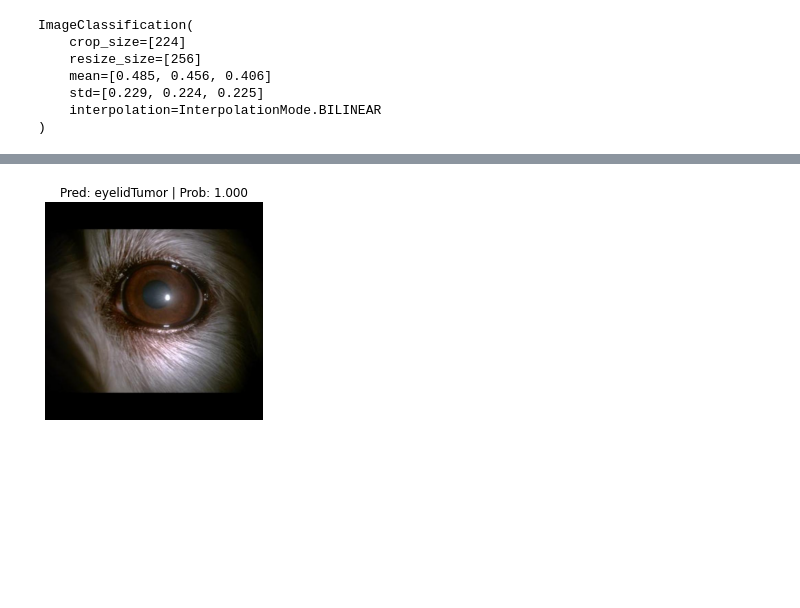
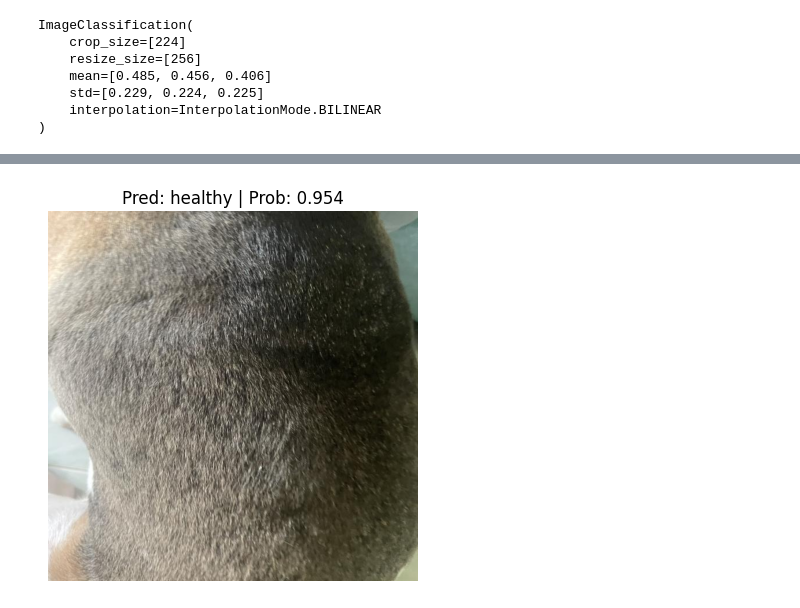
Before and after one commit to chamidiPerera/Project-C.A.R.E., a Jupyter notebook: backend/models/vit/skin/pretrainModel.ipynb, the cells around one changed output, grey strips where cells are left out. Drawn from its saved outputs; the diff is of its cells as text; code cells hidden in the pictures; blank space fills up the shorter version.

```diff
--- a/backend/models/vit/skin/pretrainModel.ipynb
+++ b/backend/models/vit/skin/pretrainModel.ipynb
@@ -26,7 +26,7 @@ for parameter in pretrained_vit.parameters():
     parameter.requires_grad = False
 
 # 4. Change the classifier head
-class_names = ['Circlar Alopecia','Flees','Healthy Skin','Runglong','Skin Lesions']
+class_names = ['circlar alopecia','flees','healthy','runglong','skin lesions']
 
 set_seeds()
 pretrained_vit.heads = nn.Linear(in_features=768, out_features=len(class_names)).to(device)
@@ -62,8 +62,8 @@ Estimated Total Size (MB): 3579.20
 ============================================================================================================================================
 # %%
 # Setup directory paths to train and test images
-train_dir = '/Users/chamidiperera/Documents/Care/careBackEnd/Skin Datasets/train'
-test_dir = '/Users/chamidiperera/Documents/Care/careBackEnd/Skin Datasets/test'
+train_dir = '/Users/chamidiperera/Documents/FYP Codes/datasets/Skin Datasets/train'
+test_dir = '/Users/chamidiperera/Documents/FYP Codes/datasets/Skin Datasets/test'
 # %%
 # Get automatic transforms from pretrained ViT weights
 pretrained_vit_transforms = pretrained_vit_weights.transforms()
@@ -153,15 +178,13 @@ plot_loss_curves(pretrained_vit_results)
 # %%
-import requests
-
 # Import function to make predictions on images and plot them
 from going_modular.going_modular.predictions import pred_and_plot_image
 
 # Setup custom image path
-custom_image_path = "/Users/chamidiperera/Documents/Care/careBackEnd/Skin Datasets/test/flees/images-8_jpg.rf.fa575db24624decc08b68dd359ca087c.jpg"
+custom_image_path = "/Users/chamidiperera/Documents/FYP Codes/datasets/Skin Datasets/train/healthy/IMG_3937_png.rf.736542c9bf90edea159662d10833a0d4.jpg"
 
 # Predict on custom image
 pred_and_plot_image(model=pretrained_vit,
                     image_path=custom_image_path,
                     class_names=class_names)
 # %% [output]
-[figure, old version]
+[figure, new version]
```
Also changed, not shown: parts of 7 cells of this notebook, 9 other files.
